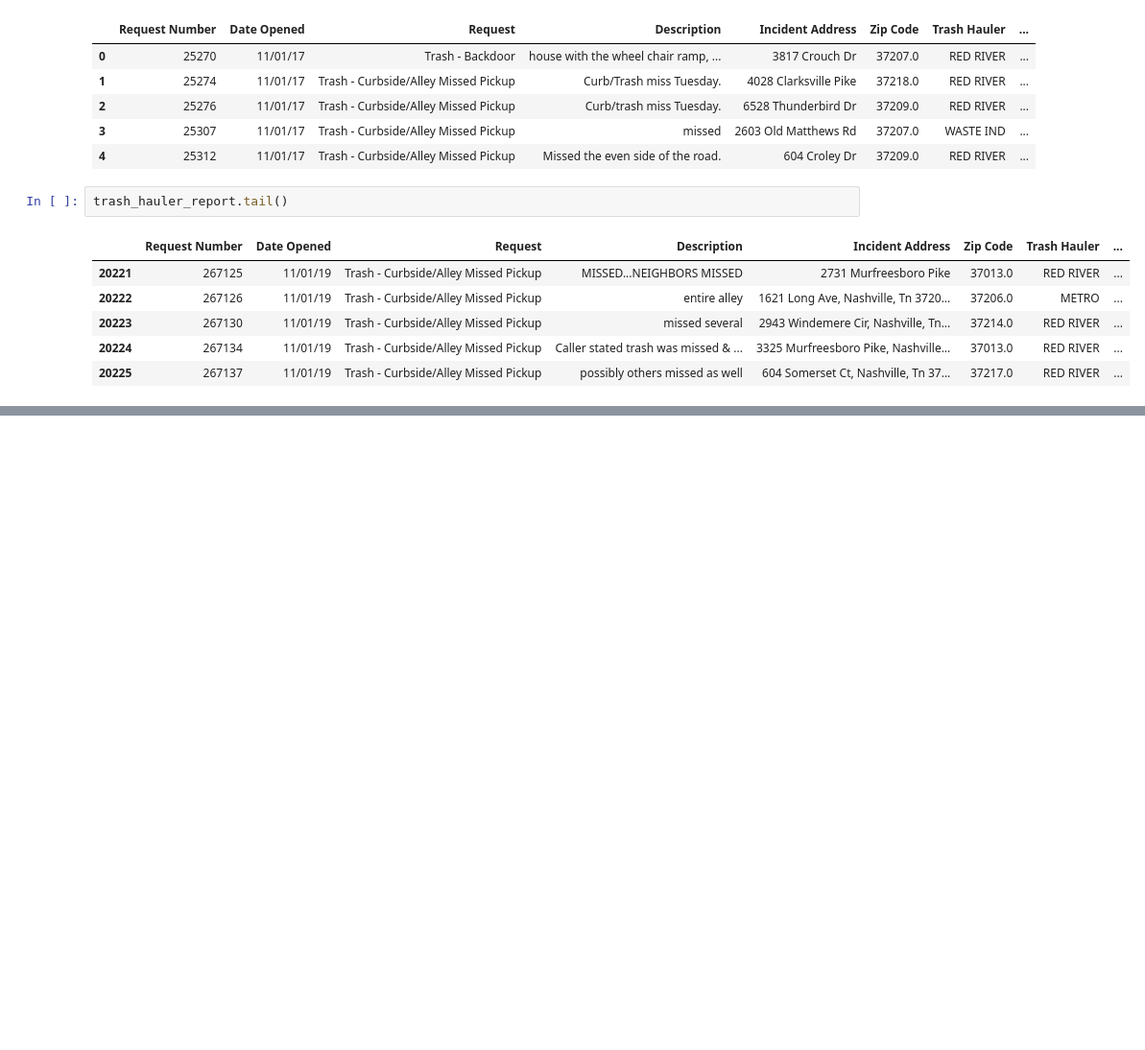
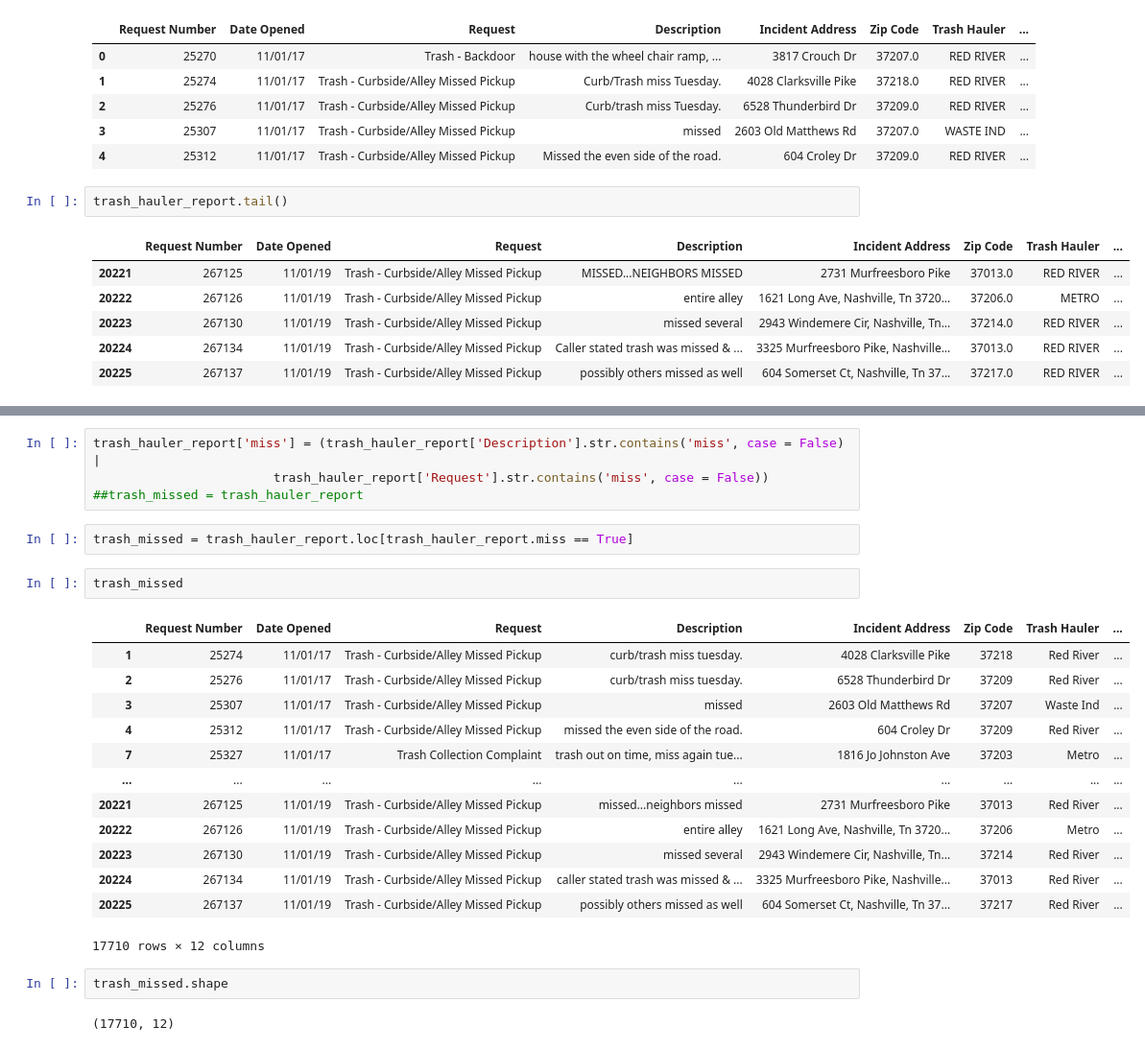
Before and after one commit to NSS-Full-Time-Data-Analytics-14/trash-haulers-heath, a Jupyter notebook: notebooks/heath_project.ipynb, the cells around one changed output, grey strips where cells are left out. Shown at 96% size. Drawn from its saved outputs; the diff is of its cells as text; blank space fills up the shorter version.

```diff
--- a/notebooks/heath_project.ipynb
+++ b/notebooks/heath_project.ipynb
@@ -256,0 +255,26 @@ trash_hauler_report
+# %%
+trash_hauler_report['miss'] = (trash_hauler_report['Description'].str.contains('miss', case = False) |
+                        trash_hauler_report['Request'].str.contains('miss', case = False))
+##trash_missed = trash_hauler_report
+# %%
+trash_missed = trash_hauler_report.loc[trash_hauler_report.miss == True]
+# %%
+trash_missed
+# %% [output]
+|  | Request Number | Date Opened | Request | Description | Incident Address | Zip Code | Trash Hauler | ... |
+| 1 | 25274 | 11/01/17 | Trash - Curbside/Alley Missed Pickup | curb/trash miss tuesday. | 4028 Clarksville Pike | 37218 | Red River | ... |
+| 2 | 25276 | 11/01/17 | Trash - Curbside/Alley Missed Pickup | curb/trash miss tuesday. | 6528 Thunderbird Dr | 37209 | Red River | ... |
+| 3 | 25307 | 11/01/17 | Trash - Curbside/Alley Missed Pickup | missed | 2603 Old Matthews Rd | 37207 | Waste Ind | ... |
+| 4 | 25312 | 11/01/17 | Trash - Curbside/Alley Missed Pickup | missed the even side of the road. | 604 Croley Dr | 37209 | Red River | ... |
+| 7 | 25327 | 11/01/17 | Trash Collection Complaint | trash out on time, miss again tue... | 1816 Jo Johnston Ave | 37203 | Metro | ... |
+| ... | ... | ... | ... | ... | ... | ... | ... | ... |
+| 20221 | 267125 | 11/01/19 | Trash - Curbside/Alley Missed Pickup | missed...neighbors missed | 2731 Murfreesboro Pike | 37013 | Red River | ... |
+| 20222 | 267126 | 11/01/19 | Trash - Curbside/Alley Missed Pickup | entire alley | 1621 Long Ave, Nashville, Tn 3720... | 37206 | Metro | ... |
+| 20223 | 267130 | 11/01/19 | Trash - Curbside/Alley Missed Pickup | missed several | 2943 Windemere Cir, Nashville, Tn... | 37214 | Red River | ... |
+| 20224 | 267134 | 11/01/19 | Trash - Curbside/Alley Missed Pickup | caller stated trash was missed & ... | 3325 Murfreesboro Pike, Nashville... | 37013 | Red River | ... |
+| 20225 | 267137 | 11/01/19 | Trash - Curbside/Alley Missed Pickup | possibly others missed as well | 604 Somerset Ct, Nashville, Tn 37... | 37217 | Red River | ... |
+17710 rows × 12 columns
+# %%
+trash_missed.shape
+# %% [output]
+(17710, 12)
```
Also changed, not shown: parts of 36 cells of this notebook.
